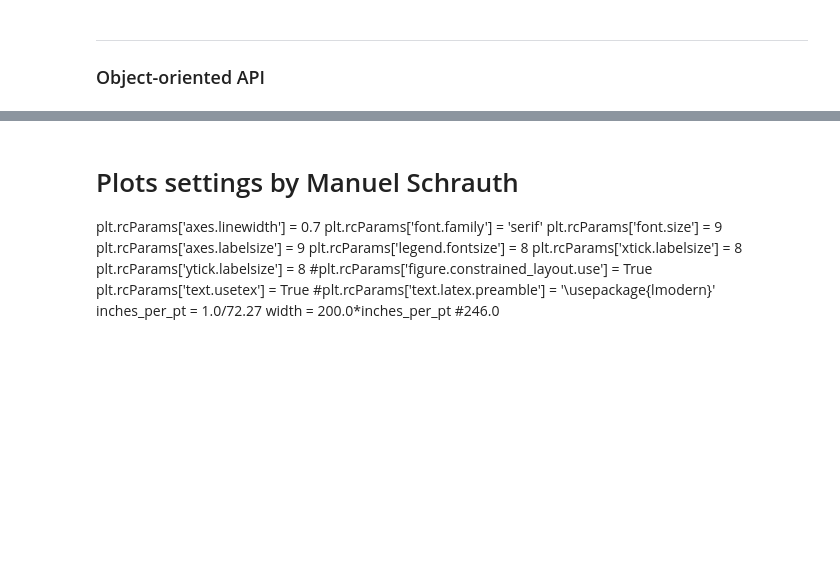
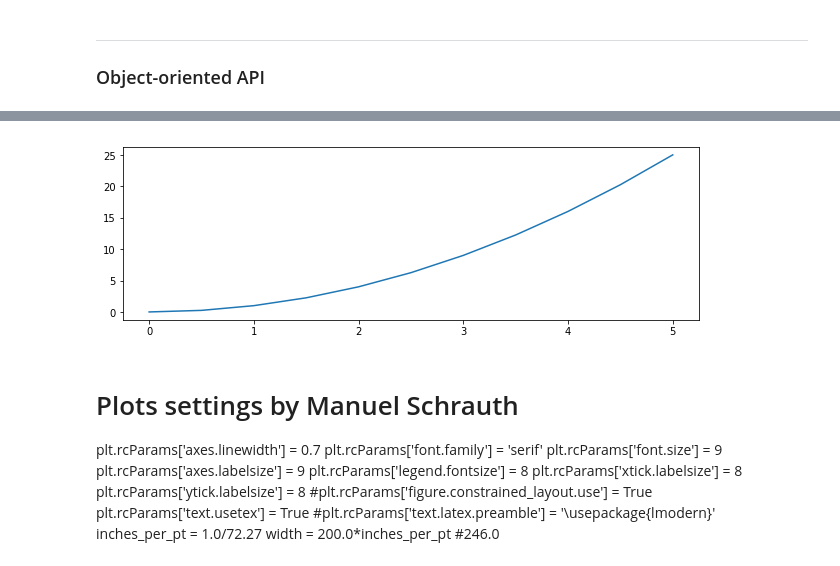
Before and after one commit to lyapschaff/prog-python, a Jupyter notebook: matplotlib-jrjohansson.ipynb, the cells around one changed output, grey strips where cells are left out. Saved outputs shown, nothing was run; the diff lists cells and outputs as text; code cells hidden in the pictures; blank space fills up the shorter version.

```diff
--- a/matplotlib-jrjohansson.ipynb
+++ b/matplotlib-jrjohansson.ipynb
@@ -61,3 +81,10 @@ axes2.set_ylabel('x');
+# %%
+fig = plt.figure(figsize=(10,3), dpi=72)
+axes = fig.add_axes([0.1, 0.1, 0.8, 0.8])
+axes.plot(x,y);
+#fig.savefig("test.png", dpi=150)
+# %% [output]
+[figure, added]
 # %% [markdown]
 # Plots settings by Manuel Schrauth
 plt.rcParams['axes.linewidth'] = 0.7
```
Also changed, not shown: parts of 6 cells of this notebook, 1 other file.
